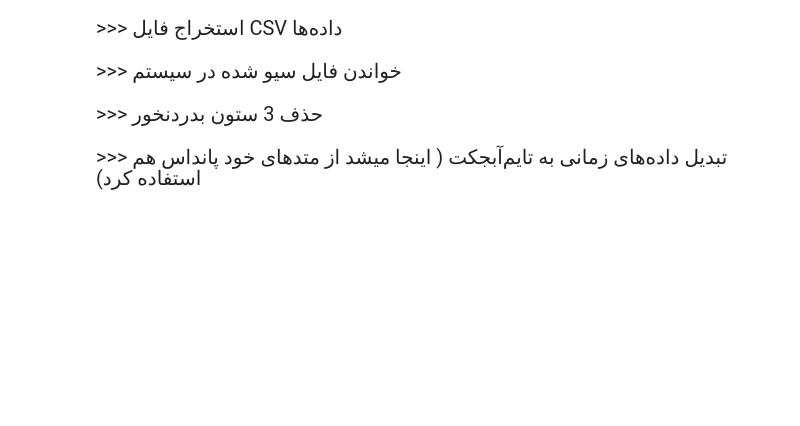
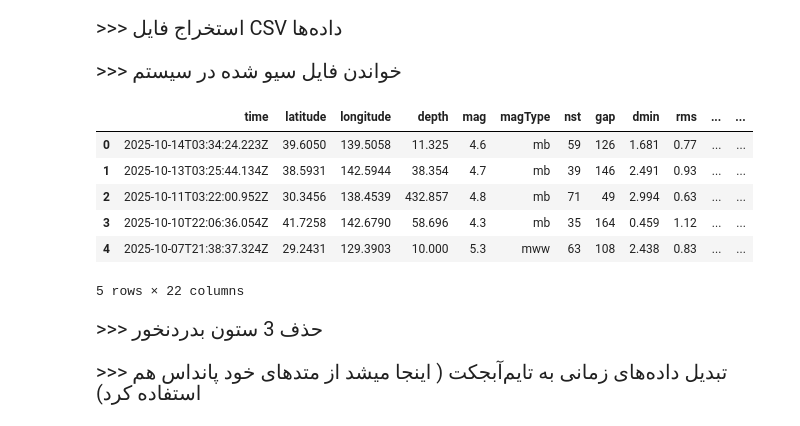
Before and after one commit to rezp8/earthquakeDataAnalysis, a Jupyter notebook: API.ipynb, the cells around one changed output. Drawn from its saved outputs; the diff is of its cells as text; code cells hidden in the pictures; blank space fills up the shorter version.

```diff
--- a/API.ipynb
+++ b/API.ipynb
@@ -31,7 +31,15 @@ with open("japan_earthquakes.csv", "w", encoding="utf-8") as f:
 >>> خواندن فایل سیو شده در سیستم</div>
 # %%
 df = pd.read_csv("japan_earthquakes.csv")
-df
+df.head()
+# %% [output]
+|  | time | latitude | longitude | depth | mag | magType | nst | gap | dmin | rms | ... | ... |
+| 0 | 2025-10-14T03:34:24.223Z | 39.6050 | 139.5058 | 11.325 | 4.6 | mb | 59 | 126 | 1.681 | 0.77 | ... | ... |
+| 1 | 2025-10-13T03:25:44.134Z | 38.5931 | 142.5944 | 38.354 | 4.7 | mb | 39 | 146 | 2.491 | 0.93 | ... | ... |
+| 2 | 2025-10-11T03:22:00.952Z | 30.3456 | 138.4539 | 432.857 | 4.8 | mb | 71 | 49 | 2.994 | 0.63 | ... | ... |
+| 3 | 2025-10-10T22:06:36.054Z | 41.7258 | 142.6790 | 58.696 | 4.3 | mb | 35 | 164 | 0.459 | 1.12 | ... | ... |
+| 4 | 2025-10-07T21:38:37.324Z | 29.2431 | 129.3903 | 10.000 | 5.3 | mww | 63 | 108 | 2.438 | 0.83 | ... | ... |
+5 rows × 22 columns
 # %% [markdown]
 <div dir="rtl" style=" font-size: 20px;">
 >>> حذف 3 ستون بدردنخور</div>
```
Also changed, not shown: parts of 17 cells of this notebook, 1 other file.
